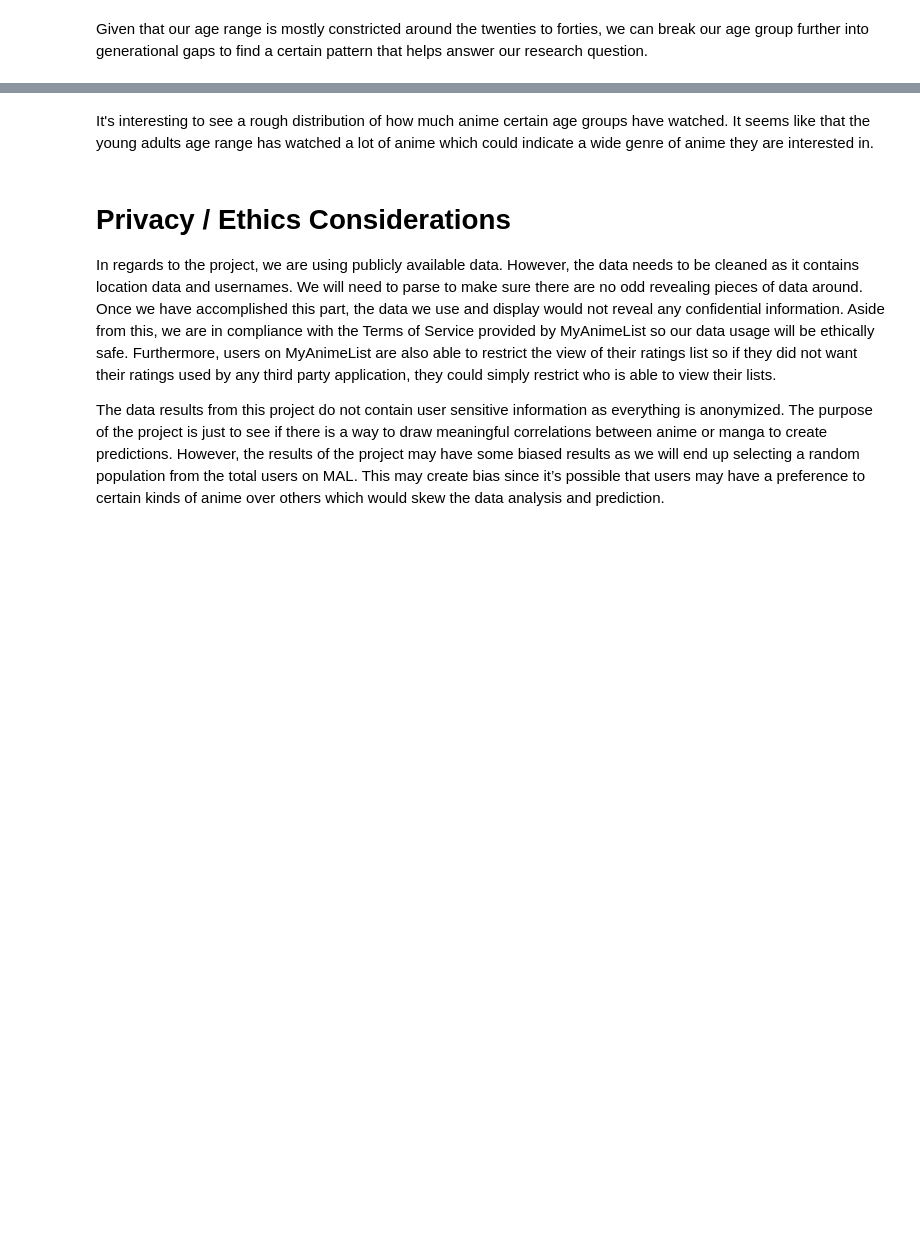
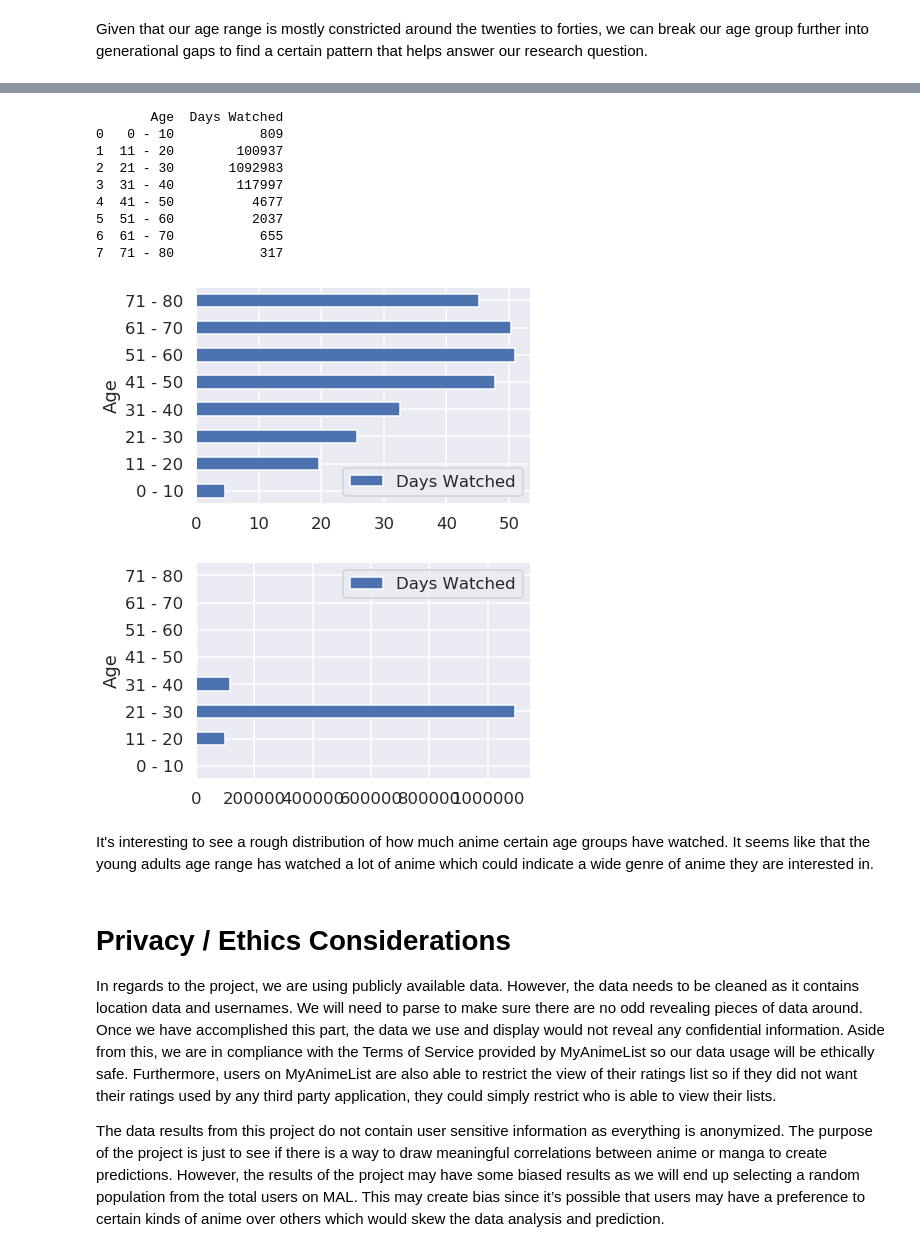
Before and after one commit to Dhandal/COGS108ProjectFinal, a Jupyter notebook: FinalProject.ipynb, the cells around one changed output, grey strips where cells are left out. Saved outputs shown, nothing was run; the diff lists cells and outputs as text; code cells hidden in the pictures; blank space fills up the shorter version.

```diff
--- a/FinalProject.ipynb
+++ b/FinalProject.ipynb
@@ -118,3 +191,31 @@ plt.show()
+# %%
+#average days watched per age group
+dataAverage = {'Age':['0 - 10','11 - 20','21 - 30','31 - 40',
+               '41 - 50','51 - 60','61 - 70','71 - 80',],
+        'Days Watched': [age10A,age20A,age30A,age40A,age50A,age60A,age70A,age80A]}
+#total days watched per age group
+data = {'Age':['0 - 10','11 - 20','21 - 30','31 - 40',
+               '41 - 50','51 - 60','61 - 70','71 - 80',],
+        'Days Watched': [age10,age20,age30,age40,age50,age60,age70,age80]}
+dfGroupedAverage = pd.DataFrame(dataAverage)
+dfGrouped = pd.DataFrame(data)
+# %%
+#graphs average days watched for age groups
+print(dfGrouped)
+ax = dfGroupedAverage.plot.barh(x='Age', y='Days Watched', rot=0)
+ax = dfGrouped.plot.barh(x='Age', y='Days Watched', rot=0)
+# %% [output]
+       Age  Days Watched
+0   0 - 10           809
+1  11 - 20        100937
+2  21 - 30       1092983
+3  31 - 40        117997
+4  41 - 50          4677
+5  51 - 60          2037
+6  61 - 70           655
+7  71 - 80           317
+[figure, added]
+[figure, added]
 # %% [markdown]
 It's interesting to see a rough distribution of how much anime certain age groups have watched. It seems like that the young adults age range has watched a lot of anime which could indicate a wide genre of anime they are interested in.
 # %% [markdown]
```
Also changed, not shown: parts of 8 cells of this notebook.
